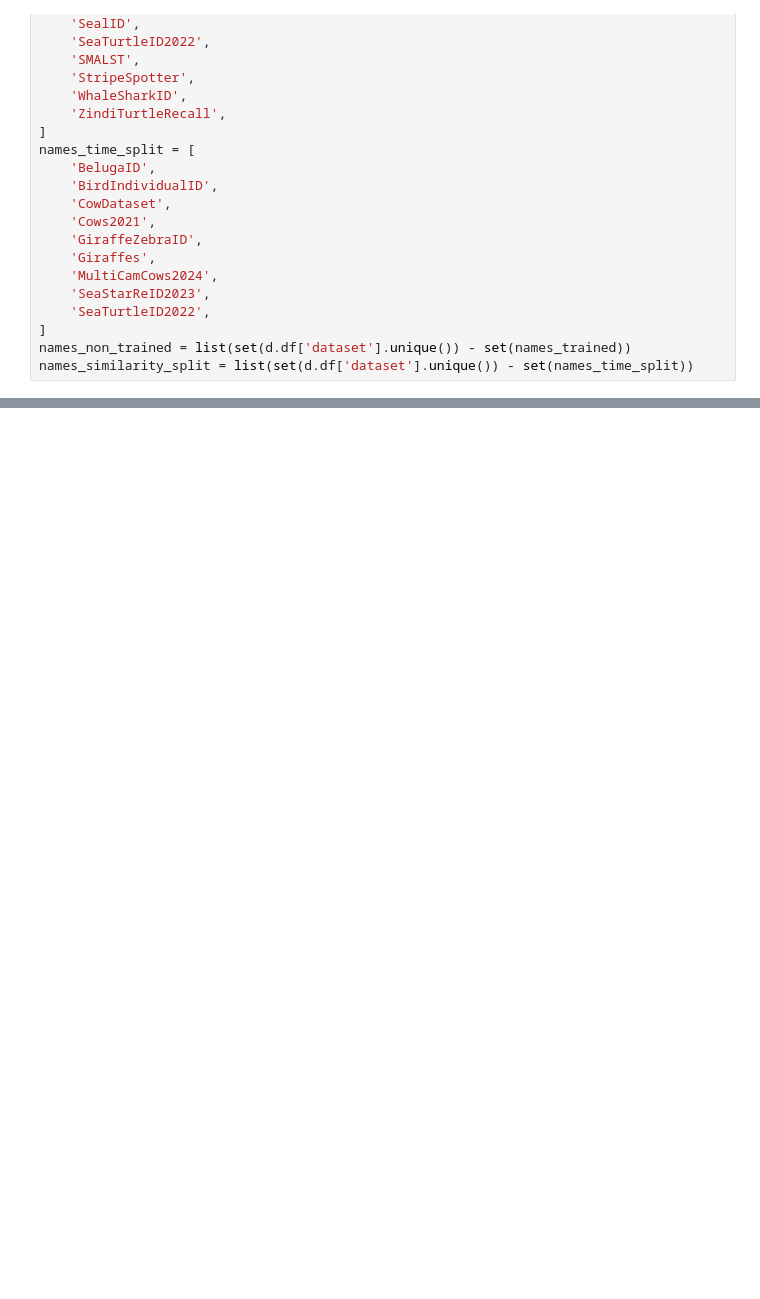
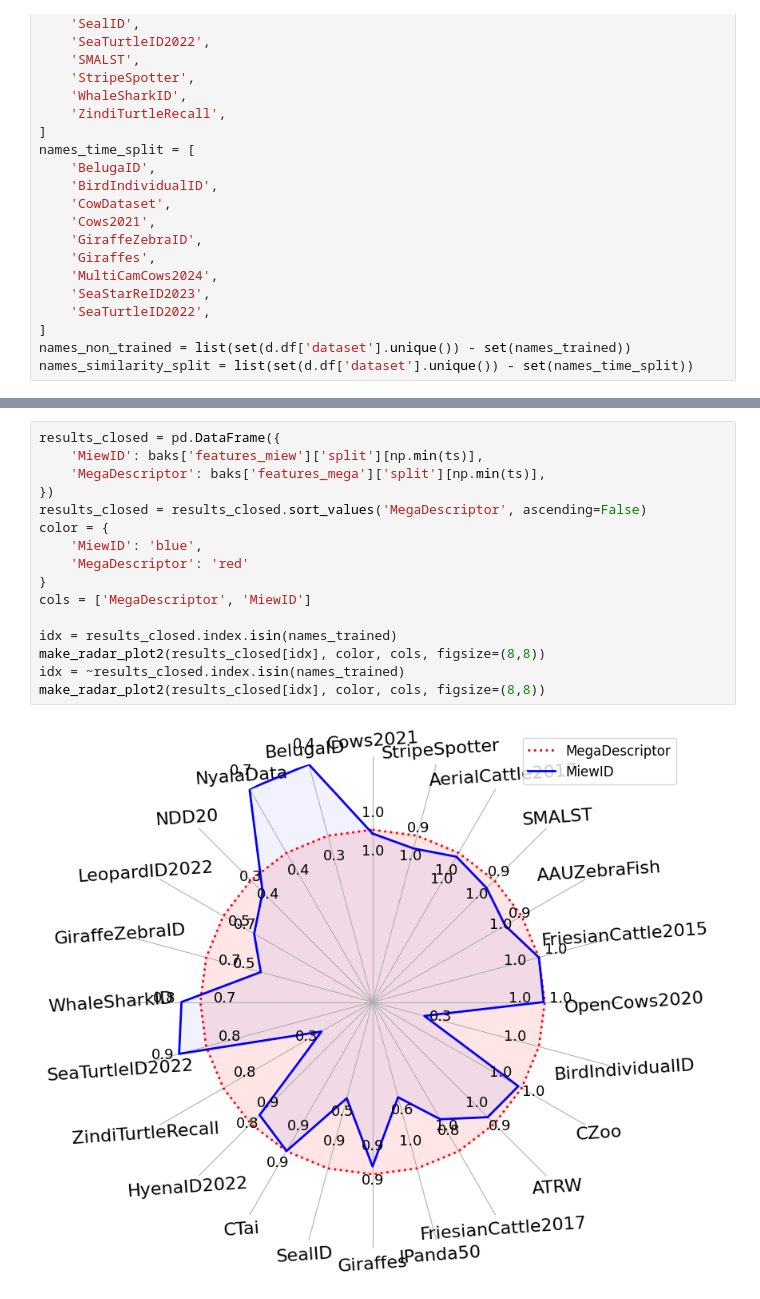
Before and after one commit to WildlifeDatasets/wildlife-datasets, a Jupyter notebook: baselines/WildlifeReID-10k/split_comparison.ipynb, the cells around one changed output, grey strips where cells are left out. Cells and saved outputs as stored; diff of their text form; blank space fills up the shorter version.

```diff
--- a/baselines/WildlifeReID-10k/split_comparison.ipynb
+++ b/baselines/WildlifeReID-10k/split_comparison.ipynb
@@ -213,0 +217,18 @@ plt.savefig('results/performance.png', bbox_inches='tight', dpi=600)
+# %%
+results_closed = pd.DataFrame({
+    'MiewID': baks['features_miew']['split'][np.min(ts)],
+    'MegaDescriptor': baks['features_mega']['split'][np.min(ts)],
+})
+results_closed = results_closed.sort_values('MegaDescriptor', ascending=False)
+color = {
+    'MiewID': 'blue',
+    'MegaDescriptor': 'red'
+}
+cols = ['MegaDescriptor', 'MiewID']
+
+idx = results_closed.index.isin(names_trained)
+make_radar_plot2(results_closed[idx], color, cols, figsize=(8,8))
+idx = ~results_closed.index.isin(names_trained)
+make_radar_plot2(results_closed[idx], color, cols, figsize=(8,8))
+# %% [output]
+[figure, added]
```
Also changed, not shown: parts of 9 cells of this notebook, 3 other files.
